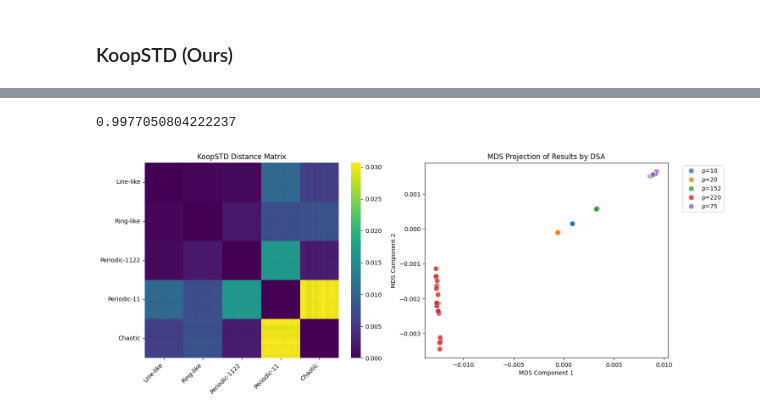
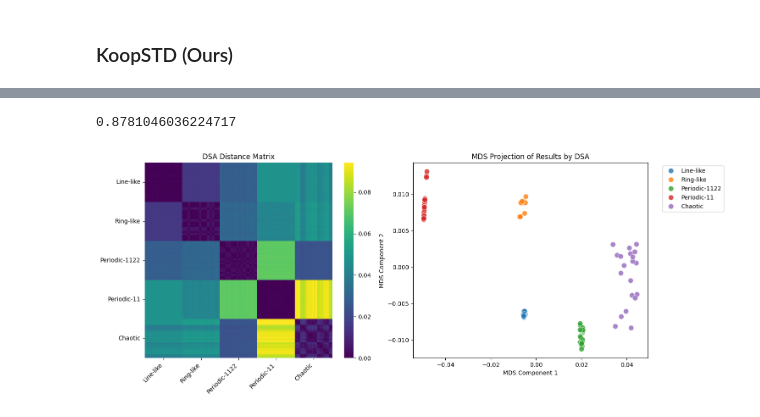
Before and after one commit to ZhangShimin1/KoopSTD, a Jupyter notebook: examples/lorenz63.ipynb, the cells around one changed output, grey strips where cells are left out. Cells and saved outputs as stored; diff of their text form; code cells hidden in the pictures.

```diff
--- a/examples/lorenz63.ipynb
+++ b/examples/lorenz63.ipynb
@@ -31,7 +31,7 @@ def plot_results(distance_matrix, method_name, num_clips):
     # Plot heatmap
     sns.heatmap(distance_matrix, cmap='viridis', ax=axes[0])
     lorenz_names = ['Line-like', 'Ring-like', 'Periodic-1122', 'Periodic-11', 'Chaotic']
-    axes[0].set_title('KoopSTD Distance Matrix')
+    axes[0].set_title(f'{method_name} Distance Matrix')
 
     # Set custom tick labels
     tick_positions = [num_clips / 2, num_clips * 3 / 2, num_clips * 5 / 2, num_clips * 7 / 2, num_clips * 9 / 2]
@@ -52,8 +52,8 @@ def plot_results(distance_matrix, method_name, num_clips):
     # Add labels for different rho values (5 rho values, 40 clips each)
     rho_labels = []
     rho_values = [10, 20, 152, 220, 75]
-    for rho in rho_values:
-        rho_labels.extend([f"ρ={rho}"] * num_clips)
+    for i,rho in enumerate(rho_values):
+        rho_labels.extend([lorenz_names[i]] * num_clips)
     df["System"] = rho_labels
 
     # Plot scatter with improved styling
@@ -103,15 +127,14 @@ Next, we evaluate another Koopman operator-based metric for dynamical similarity
 # %%
-from DSA import DSA
-
-dsa = DSA(data, n_delays=70, rank=6, verbose=False, score_method="wasserstein", device="cuda")
+# Procrustes analysis over vector field, Ostrow et al., NeurIPS 2024
+dsa = DSA(data, n_delays=70, rank=6, verbose=True, score_method="angular", device="cuda:4")
 dsa_sim = dsa.fit_score()
 
 me = MetricEvaluator(distance_matrix=dsa_sim, cluster_sizes=[20, 20, 20, 20, 20])
 silhouette = me.evaluate()
 print(silhouette)
 
 plt = plot_results(dsa_sim, "DSA", 20)
 plt.show()
 # %% [output]
-0.9977050804222237
+0.8781046036224717
-[figure, old version]
+[figure, new version]
```
Also changed, not shown: parts of 7 cells of this notebook, 5 other files.
